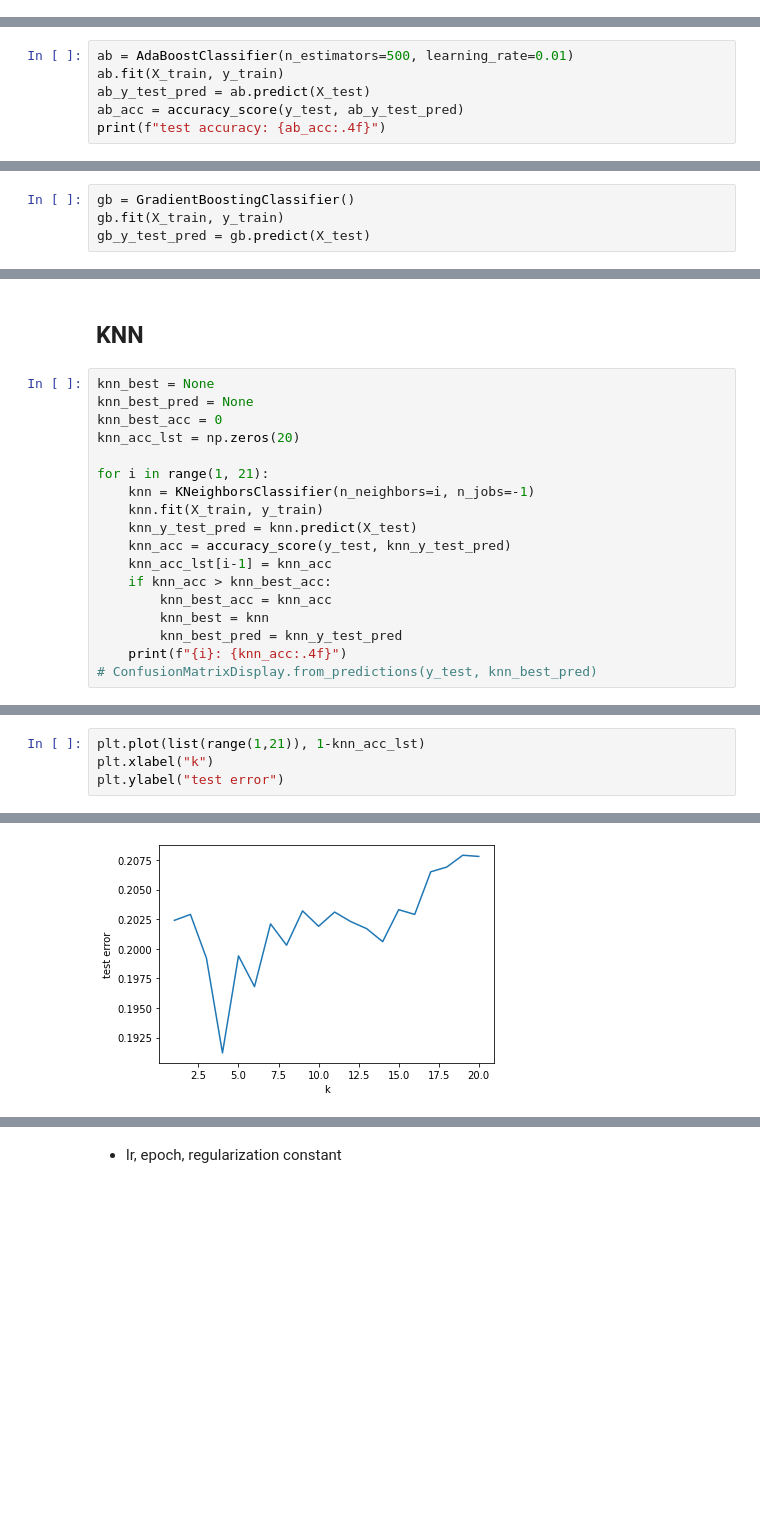
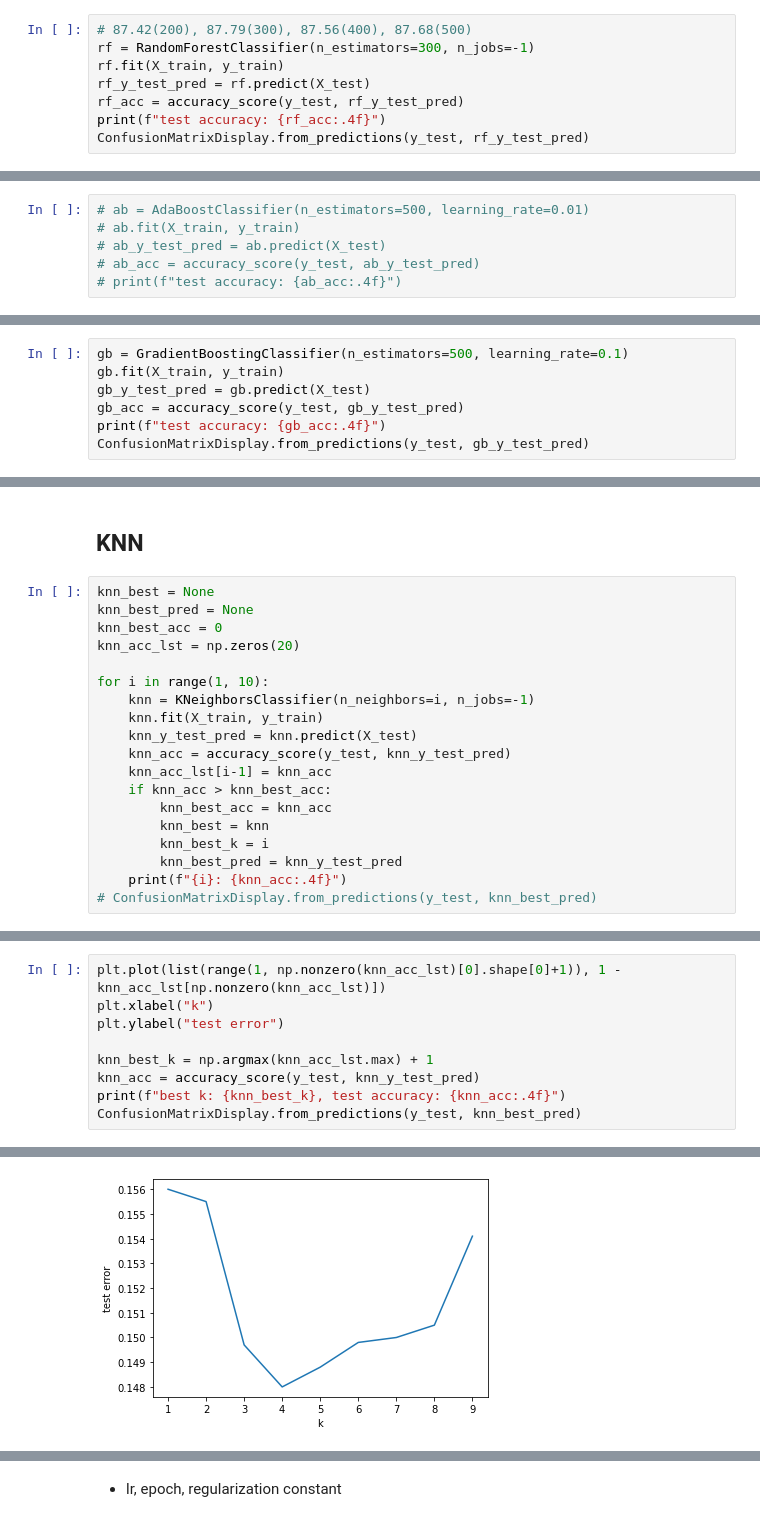
Before and after one commit to Crawlwind/542Project, a Jupyter notebook: cdj/all.ipynb, the cells around one changed output, grey strips where cells are left out. Cells and saved outputs as stored; diff of their text form; blank space fills up the shorter version.

```diff
--- a/cdj/all.ipynb
+++ b/cdj/all.ipynb
@@ -80,0 +90,8 @@ test accuracy: 0.8358
+# %%
+# 87.42(200), 87.79(300), 87.56(400), 87.68(500)
+rf = RandomForestClassifier(n_estimators=300, n_jobs=-1)
+rf.fit(X_train, y_train)
+rf_y_test_pred = rf.predict(X_test)
+rf_acc = accuracy_score(y_test, rf_y_test_pred)
+print(f"test accuracy: {rf_acc:.4f}")
+ConfusionMatrixDisplay.from_predictions(y_test, rf_y_test_pred)
@@ -95,9 +108,9 @@ plt.show()
 # %%
-ab = AdaBoostClassifier(n_estimators=500, learning_rate=0.01)
-ab.fit(X_train, y_train)
-ab_y_test_pred = ab.predict(X_test)
-ab_acc = accuracy_score(y_test, ab_y_test_pred)
-print(f"test accuracy: {ab_acc:.4f}")
+# ab = AdaBoostClassifier(n_estimators=500, learning_rate=0.01)
+# ab.fit(X_train, y_train)
+# ab_y_test_pred = ab.predict(X_test)
+# ab_acc = accuracy_score(y_test, ab_y_test_pred)
+# print(f"test accuracy: {ab_acc:.4f}")
 # %% [output]
 test accuracy: 0.5060
 # %%
@@ -123,6 +136,9 @@ ConfusionMatrixDisplay.from_predictions(y_test, ab_y_test_pred)
 # %% [markdown]
 ## Gradient Boost
 # %%
-gb = GradientBoostingClassifier()
+gb = GradientBoostingClassifier(n_estimators=500, learning_rate=0.1)
 gb.fit(X_train, y_train)
 gb_y_test_pred = gb.predict(X_test)
+gb_acc = accuracy_score(y_test, gb_y_test_pred)
+print(f"test accuracy: {gb_acc:.4f}")
+ConfusionMatrixDisplay.from_predictions(y_test, gb_y_test_pred)
@@ -174,7 +182,7 @@ knn_best_pred = None
 knn_best_acc = 0
 knn_acc_lst = np.zeros(20)
 
-for i in range(1, 21):
+for i in range(1, 10):
     knn = KNeighborsClassifier(n_neighbors=i, n_jobs=-1)
     knn.fit(X_train, y_train)
     knn_y_test_pred = knn.predict(X_test)
@@ -183,6 +191,7 @@ for i in range(1, 21):
     if knn_acc > knn_best_acc:
         knn_best_acc = knn_acc
         knn_best = knn
+        knn_best_k = i
         knn_best_pred = knn_y_test_pred
     print(f"{i}: {knn_acc:.4f}")
 # ConfusionMatrixDisplay.from_predictions(y_test, knn_best_pred)
@@ -210,5 +208,10 @@ for i in range(1, 21):
 # %%
-plt.plot(list(range(1,21)), 1-knn_acc_lst)
+plt.plot(list(range(1, np.nonzero(knn_acc_lst)[0].shape[0]+1)), 1 - knn_acc_lst[np.nonzero(knn_acc_lst)])
 plt.xlabel("k")
 plt.ylabel("test error")
+
+knn_best_k = np.argmax(knn_acc_lst.max) + 1
+knn_acc = accuracy_score(y_test, knn_y_test_pred)
+print(f"best k: {knn_best_k}, test accuracy: {knn_acc:.4f}")
+ConfusionMatrixDisplay.from_predictions(y_test, knn_best_pred)
 # %% [output]
@@ -216 +220 @@ Text(0, 0.5, 'test error')
-[figure, old version]
+[figure, new version]
```
Also changed, not shown: parts of 41 cells of this notebook, 5 other files.
